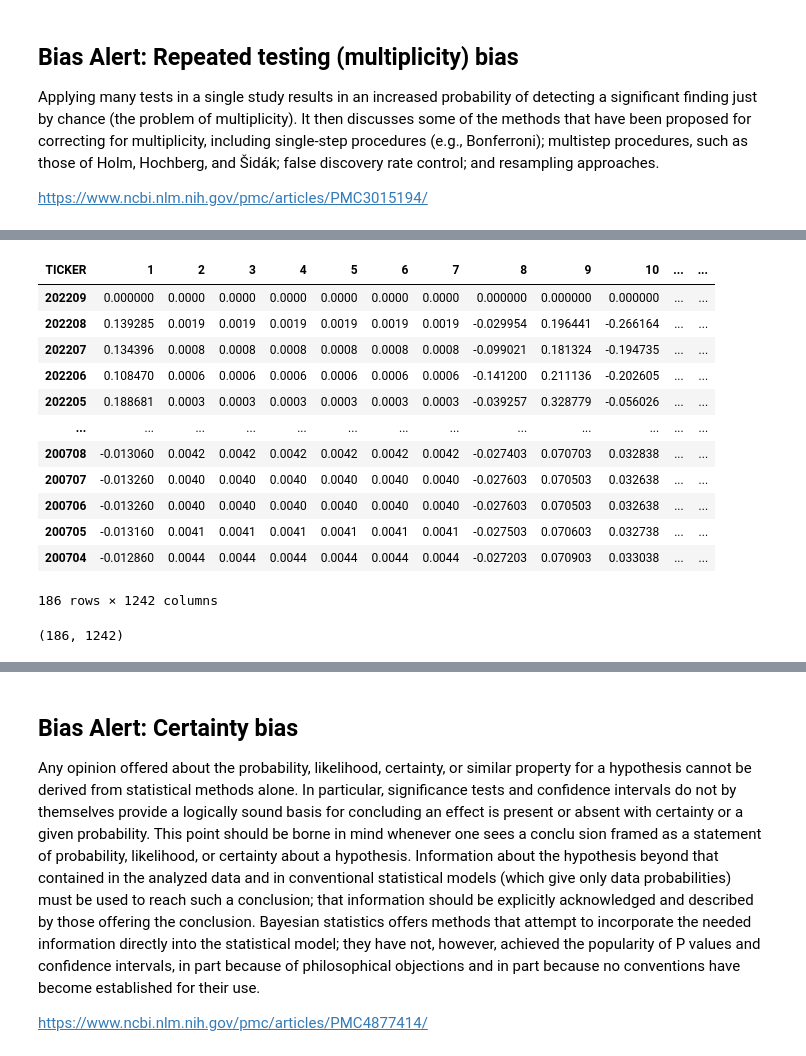
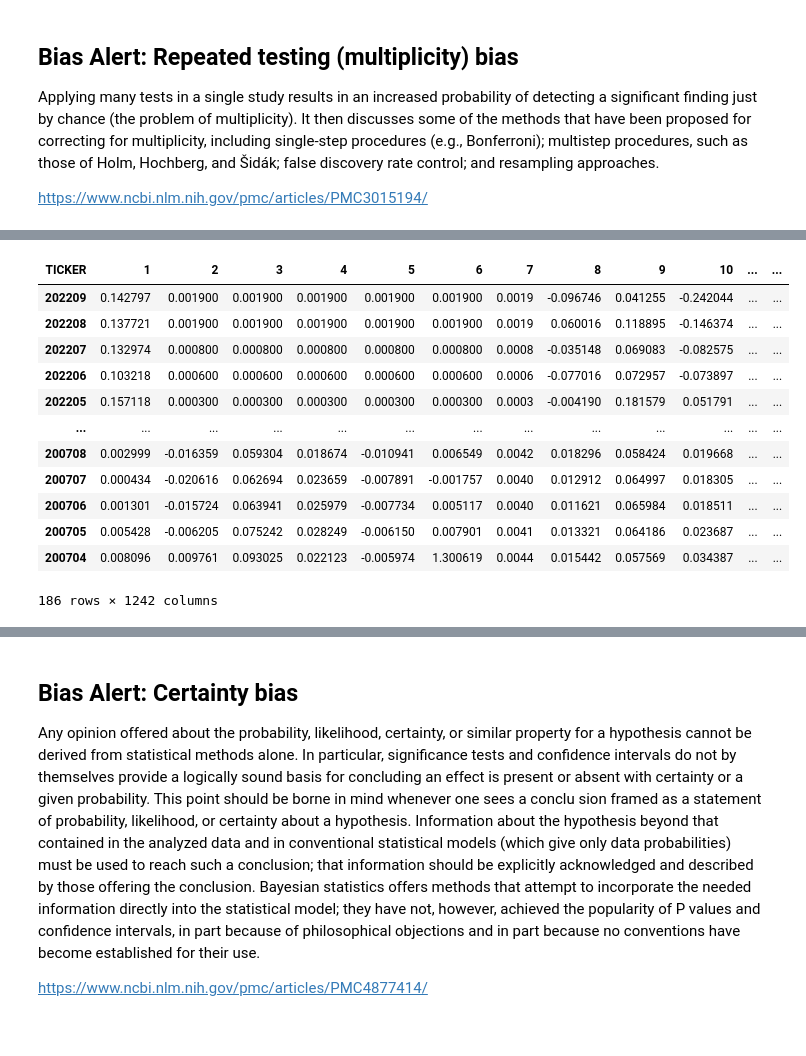
Before and after one commit to danphilps/Investment-SAI, a Jupyter notebook: M6_Investment.ipynb, the cells around one changed output, grey strips where cells are left out. Drawn from its saved outputs; the diff is of its cells as text; code cells hidden in the pictures.

```diff
--- a/M6_Investment.ipynb
+++ b/M6_Investment.ipynb
@@ -558,15 +554,13 @@ Applying many tests in a single study results in an increased probability of det
 
 https://www.ncbi.nlm.nih.gov/pmc/articles/PMC3015194/
 # %%
-# Loop through time, from the earliest period, to the latest.
+# Loop through time, from the earliest period, to the latest, calculating E(R) for every stock we have data for in each time period
 # We will generate a DataFrame containing the expected returns for each stock in each period as we go.
-def run_(df_tb3ms: pd.DataFrame,
+def factormodel_sim_ER(df_tb3ms: pd.DataFrame,
                      df_sec_rets: pd.DataFrame,
                      df_ff_factors: pd.DataFrame,
-                    window_size: int = 50) -> pd.DataFrame:
-
-  #window_size: int = 50
-  #factor_return_history: int = 12
+                    window_size: int = 50,
+                    factor_return_history: int = 12) -> pd.DataFrame:
 
   # E(R) for each stock, in each time period
   df_stock_ER = pd.DataFrame(np.zeros((df_sec_rets.shape[0]-window_size, df_sec_rets.shape[1])))
@@ -576,7 +570,7 @@ def run_(df_tb3ms: pd.DataFrame,
   df_stock_SW_pval = df_stock_ER.copy(deep=True)
 
   #Step through time... earliest to latest.
-  for i in range(df_ff_factors.shape[0]-window_size-1, 0, -1):
+  for i in range(df_ff_factors.shape[0]-window_size-1, -1, -1):
     # Run our function, returning only the result object
     ols_coefs, resid = factormodel_train_manysecurities(df_tb3ms=df_tb3ms,
                                               df_sec_rets=df_sec_rets,
@@ -592,3 +586,14 @@ def run_(df_tb3ms: pd.DataFrame,
                                     date_start=i+factor_return_history,
                                     date_end=i)
     df_stock_ER.iloc[i,:] = E_R
+
+  return df_stock_ER
+
+# Run the functin with our data
+df_stock_ER = factormodel_sim_ER(df_tb3ms=df_tb3ms,
+                   df_sec_rets=df_sec_rets,
+                   df_ff_factors=df_ff_factors,
+                   window_size=50)
+
+df_stock_ER
+# %% [output]
@@ -595,20 +601,13 @@ def run_(df_tb3ms: pd.DataFrame,
+| TICKER | 1 | 2 | 3 | 4 | 5 | 6 | 7 | 8 | 9 | 10 | ... | ... |
+| 202209 | 0.142797 | 0.001900 | 0.001900 | 0.001900 | 0.001900 | 0.001900 | 0.0019 | -0.096746 | 0.041255 | -0.242044 | ... | ... |
+| 202208 | 0.137721 | 0.001900 | 0.001900 | 0.001900 | 0.001900 | 0.001900 | 0.0019 | 0.060016 | 0.118895 | -0.146374 | ... | ... |
+| 202207 | 0.132974 | 0.000800 | 0.000800 | 0.000800 | 0.000800 | 0.000800 | 0.0008 | -0.035148 | 0.069083 | -0.082575 | ... | ... |
+| 202206 | 0.103218 | 0.000600 | 0.000600 | 0.000600 | 0.000600 | 0.000600 | 0.0006 | -0.077016 | 0.072957 | -0.073897 | ... | ... |
+| 202205 | 0.157118 | 0.000300 | 0.000300 | 0.000300 | 0.000300 | 0.000300 | 0.0003 | -0.004190 | 0.181579 | 0.051791 | ... | ... |
+| ... | ... | ... | ... | ... | ... | ... | ... | ... | ... | ... | ... | ... |
+| 200708 | 0.002999 | -0.016359 | 0.059304 | 0.018674 | -0.010941 | 0.006549 | 0.0042 | 0.018296 | 0.058424 | 0.019668 | ... | ... |
+| 200707 | 0.000434 | -0.020616 | 0.062694 | 0.023659 | -0.007891 | -0.001757 | 0.0040 | 0.012912 | 0.064997 | 0.018305 | ... | ... |
+| 200706 | 0.001301 | -0.015724 | 0.063941 | 0.025979 | -0.007734 | 0.005117 | 0.0040 | 0.011621 | 0.065984 | 0.018511 | ... | ... |
+| 200705 | 0.005428 | -0.006205 | 0.075242 | 0.028249 | -0.006150 | 0.007901 | 0.0041 | 0.013321 | 0.064186 | 0.023687 | ... | ... |
+| 200704 | 0.008096 | 0.009761 | 0.093025 | 0.022123 | -0.005974 | 1.300619 | 0.0044 | 0.015442 | 0.057569 | 0.034387 | ... | ... |
+186 rows × 1242 columns
-# %%
-df_stock_ER
-# %% [output]
-| TICKER | 1 | 2 | 3 | 4 | 5 | 6 | 7 | 8 | 9 | 10 | ... | ... |
-| 202209 | 0.000000 | 0.0000 | 0.0000 | 0.0000 | 0.0000 | 0.0000 | 0.0000 | 0.000000 | 0.000000 | 0.000000 | ... | ... |
-| 202208 | 0.139285 | 0.0019 | 0.0019 | 0.0019 | 0.0019 | 0.0019 | 0.0019 | -0.029954 | 0.196441 | -0.266164 | ... | ... |
-| 202207 | 0.134396 | 0.0008 | 0.0008 | 0.0008 | 0.0008 | 0.0008 | 0.0008 | -0.099021 | 0.181324 | -0.194735 | ... | ... |
-| 202206 | 0.108470 | 0.0006 | 0.0006 | 0.0006 | 0.0006 | 0.0006 | 0.0006 | -0.141200 | 0.211136 | -0.202605 | ... | ... |
-| 202205 | 0.188681 | 0.0003 | 0.0003 | 0.0003 | 0.0003 | 0.0003 | 0.0003 | -0.039257 | 0.328779 | -0.056026 | ... | ... |
-| ... | ... | ... | ... | ... | ... | ... | ... | ... | ... | ... | ... | ... |
-| 200708 | -0.013060 | 0.0042 | 0.0042 | 0.0042 | 0.0042 | 0.0042 | 0.0042 | -0.027403 | 0.070703 | 0.032838 | ... | ... |
-| 200707 | -0.013260 | 0.0040 | 0.0040 | 0.0040 | 0.0040 | 0.0040 | 0.0040 | -0.027603 | 0.070503 | 0.032638 | ... | ... |
-| 200706 | -0.013260 | 0.0040 | 0.0040 | 0.0040 | 0.0040 | 0.0040 | 0.0040 | -0.027603 | 0.070503 | 0.032638 | ... | ... |
-| 200705 | -0.013160 | 0.0041 | 0.0041 | 0.0041 | 0.0041 | 0.0041 | 0.0041 | -0.027503 | 0.070603 | 0.032738 | ... | ... |
-| 200704 | -0.012860 | 0.0044 | 0.0044 | 0.0044 | 0.0044 | 0.0044 | 0.0044 | -0.027203 | 0.070903 | 0.033038 | ... | ... |
-186 rows × 1242 columns
-# %%
-df_stock_ER.shape
-# %% [output]
-(186, 1242)
```
Also changed, not shown: parts of 13 cells of this notebook.
